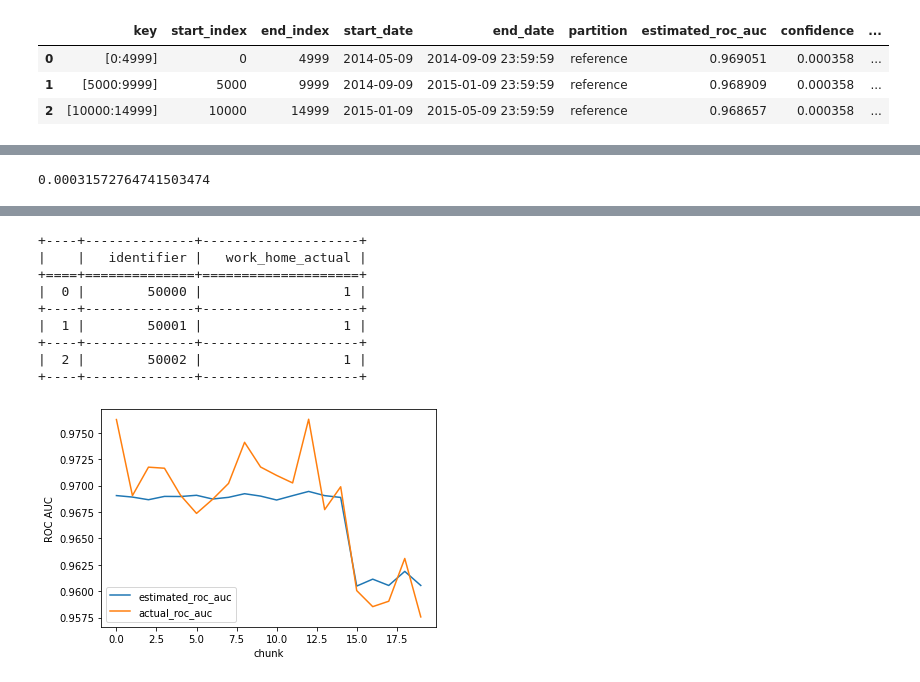
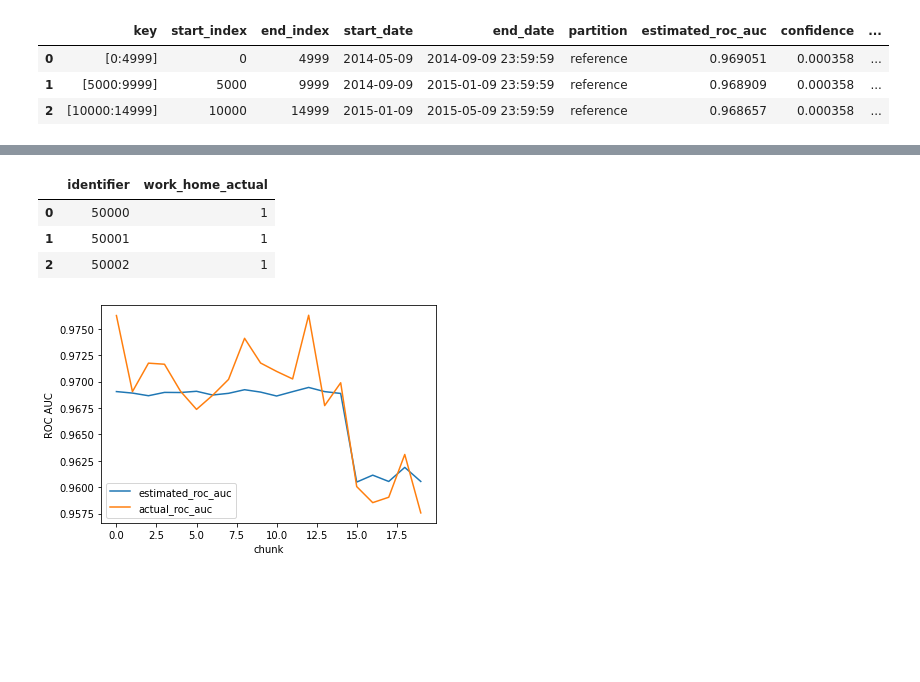
Before and after one commit to NannyML/nannyml, a Jupyter notebook: docs/examples/Performane_Estimation_Guide.ipynb, the cells around one changed output, grey strips where cells are left out. Saved outputs shown, nothing was run; the diff lists cells and outputs as text; code cells hidden in the pictures; blank space fills up the shorter version.

```diff
--- a/docs/examples/Performane_Estimation_Guide.ipynb
+++ b/docs/examples/Performane_Estimation_Guide.ipynb
@@ -7,5 +4,5 @@ warnings.simplefilter(action='ignore', category=FutureWarning)
 # %%
 import pandas as pd
 import nannyml as nml
-
-df_ref, df_ana, df_ana_gt = nml.datasets.load_synthetic_sample()
+reference, analysis, analysis_gt = nml.datasets.load_synthetic_sample()
+reference.head(3)
@@ -96,6 +37 @@ print(est_perf.head(3).to_markdown(tablefmt="grid"))
-# %%
-import numpy as np
-np.std(est_perf[est_perf['partition']=='reference']['estimated_roc_auc'])*2
-# %% [output]
-0.00031572764741503474
 # %%
@@ -110,35 +47,28 @@ fig.show()
 # %%
-showrst(df_ana_gt.head(3))
+analysis_gt.head(3)
 # %% [output]
-+----+--------------+--------------------+
-|    |   identifier |   work_home_actual |
-+====+==============+====================+
-|  0 |        50000 |                  1 |
-+----+--------------+--------------------+
-|  1 |        50001 |                  1 |
-+----+--------------+--------------------+
-|  2 |        50002 |                  1 |
-+----+--------------+--------------------+
+|  | identifier | work_home_actual |
+| 0 | 50000 | 1 |
+| 1 | 50001 | 1 |
+| 2 | 50002 | 1 |
 # %%
 from sklearn.metrics import roc_auc_score
 import matplotlib.pyplot as plt
-
-df_ana_full = pd.merge(df_ana,df_ana_gt, on = 'identifier')
-df_all = pd.concat([df_ref, df_ana_full]).reset_index(drop=True)
-
+# merge gt to analysis
+analysis_full = pd.merge(analysis, analysis_gt, on = 'identifier')
+df_all = pd.concat([reference, analysis_full]).reset_index(drop=True)
 target_col = 'work_home_actual'
 pred_score_col = 'y_pred_proba'
 actual_performance = []
-
 for idx in est_perf.index:
     start_index, end_index = est_perf.loc[idx, 'start_index'], est_perf.loc[idx, 'end_index']
     sub = df_all.loc[start_index:end_index]
     actual_perf = roc_auc_score(sub[target_col], sub[pred_score_col])
     est_perf.loc[idx, 'actual_roc_auc'] = actual_perf
+# plot
+est_perf[['estimated_roc_auc', 'actual_roc_auc']].plot()
+plt.xlabel('chunk')
+plt.ylabel('ROC AUC')
+plt.show()
+# %% [output]
+[figure, added]
-# %%
-est_perf[['estimated_roc_auc', 'actual_roc_auc']].plot()
-plt.xlabel('chunk')
-plt.ylabel('ROC AUC')
-plt.savefig('guide-performance_estimation_tmp.svg')
-# %% [output]
-[figure, removed]
```
Also changed, not shown: parts of 13 cells of this notebook, 1 other file.
